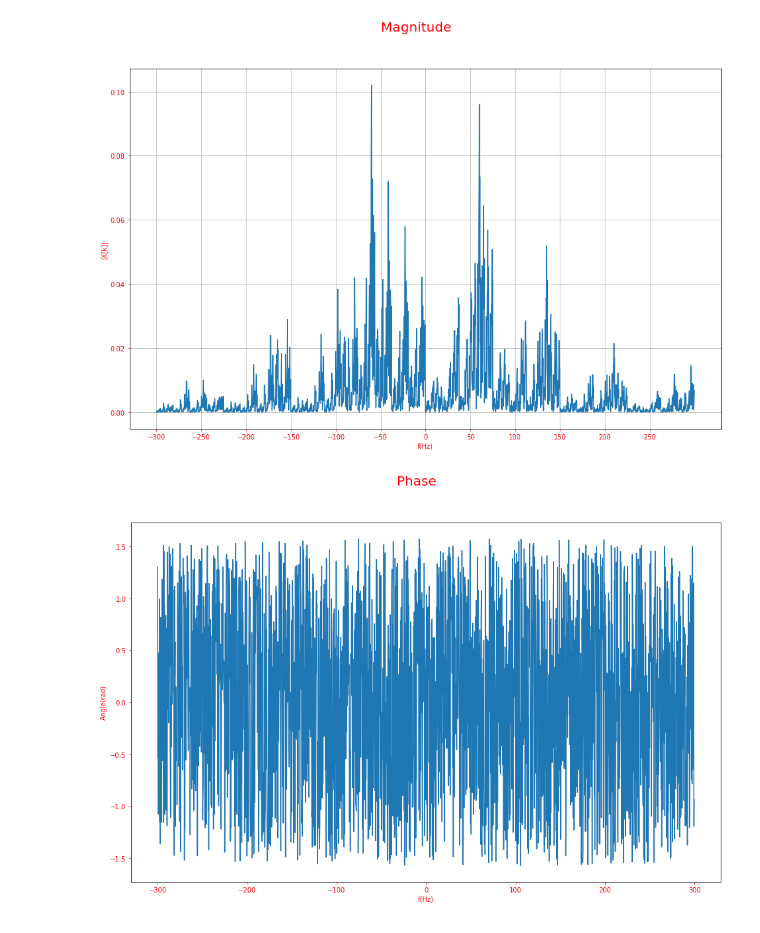
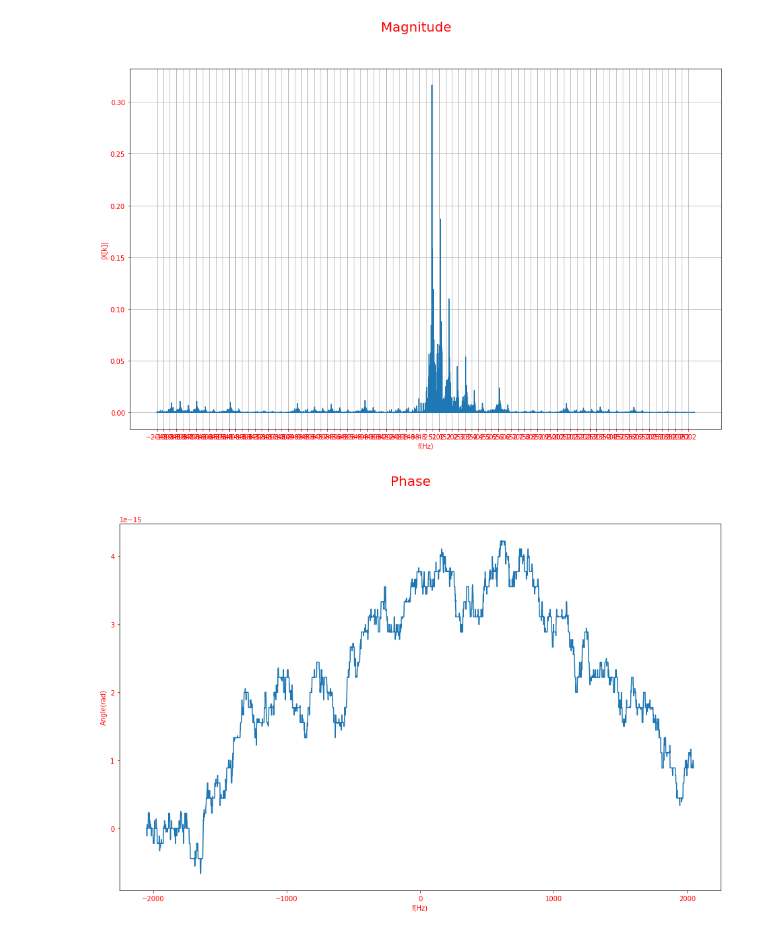
Before and after one commit to pludehn/FFTGUI, a Jupyter notebook: SignalGenerator.ipynb, the cells around one changed output. Drawn from its saved outputs; the diff is of its cells as text; code cells hidden in the pictures.

```diff
--- a/SignalGenerator.ipynb
+++ b/SignalGenerator.ipynb
@@ -192,12 +192,13 @@ class Modulation(Signal):
 
 ####FFT Methods Below
 def FFTPLOT(FFT, complexT, Fs): #complex = 0 (magnitude), = 1 (seperate graphs). =2 (show negative freqs) #phase = 0 (show phase),phase = 1 (don't show phase)
+    #Type = 0 (display bins on x-axis), Type=1 (display hz)
     x1 = np.arange(0,FFT.size) #bins
     xhz = x1 * (Fs / FFT.size)
     x = FFT.size / 2
     th = .15
     phasearray = np.zeros(FFT.size)
-    if complexT == 0:
+    if complexT == 0: #magnitude/phase
         phasearray = phase(FFT)
         for index in range(0, FFT.size):
             FFT[index] = np.abs(FFT[index])
@@ -217,7 +218,7 @@ def FFTPLOT(FFT, complexT, Fs): #complex = 0 (magnitude), = 1 (seperate graphs).
         plt.suptitle('Phase', fontsize=20, color='red')
         plt.plot(xhz[0:int(x)], phasearray[0:int(x)])
         plt.show()
-    elif complexT == 1:
+    elif complexT == 1: #real/imaginary components.
         figReal = fig2()
         plt.xlabel('f(Hz)')
         plt.ylabel('X[k]')
@@ -234,7 +235,7 @@ def FFTPLOT(FFT, complexT, Fs): #complex = 0 (magnitude), = 1 (seperate graphs).
         plt.xticks(np.arange(min(xhz), xhz[int(x)], 50))
         plt.grid()
         plt.show()
-    elif complexT == 2:
+    elif complexT == 2: #display negative frequencies, symmetric about dc point. If using this plot, after FFT, must use FFT = fftshift(FFT) to reorder array.
         x2 = np.arange(-x, x) #bins
         xhz = x2 * (Fs / FFT.size)
         phasearray = phase(FFT)
@@ -265,10 +266,13 @@ def fig2():
         ax.tick_params(axis='y', colors='red')
 def phase(FFT):
     phase = np.zeros(FFT.size)
-    for index in range(0, FFT.size):
+    phaseu=np.zeros(FFT.size)
+    for index in range(1, FFT.size):
         phase[index] = np.arctan(FFT[index].imag / FFT[index].real)
-    phase = np.unwrap(phase)
-    return phase
+    for index in range(1, FFT.size): #unwrapping.
+        y = (phaseu[index-1] - phase[index])/ (2*np.pi)
+        phaseu[index] = phase[index] + (y * 2 *np.pi)
+    return phaseu
 def fftshift(FFT): #center dc component in array
     FFT2 = np.zeros(FFT.size, dtype=np.complex_)
     np.copyto(FFT2,FFT)
@@ -328,14 +332,14 @@ def tw(n, binsize): #twiddle factor.
 
 
 
-#binsize = x point DFT
-binsize = 2048
+#binsize = x point DFT. (512,1024,2048,4096,8192,16384,32768)
+binsize = 8192
 a = np.zeros(binsize, dtype=np.complex_)
-sig = Signal(60,1,0)
+sig = Signal(50,1,0)
 sig.T=2
 sig.binsize(binsize,1)
-sig.sine(600)
+sig.sine(4096)
 a = DIT(sig.out,binsize)
-a=fftshift(a)
+a = fftshift(a)
 FFTPLOT(a, 2, sig.Fs)
 # %% [output]
@@ -343,2 +347,2 @@ FFTPLOT(a, 2, sig.Fs)
-[figure, old version]
+[figure, new version]
-[figure, old version]
+[figure, new version]
```
Also changed, not shown: parts of 1 cell of this notebook.
